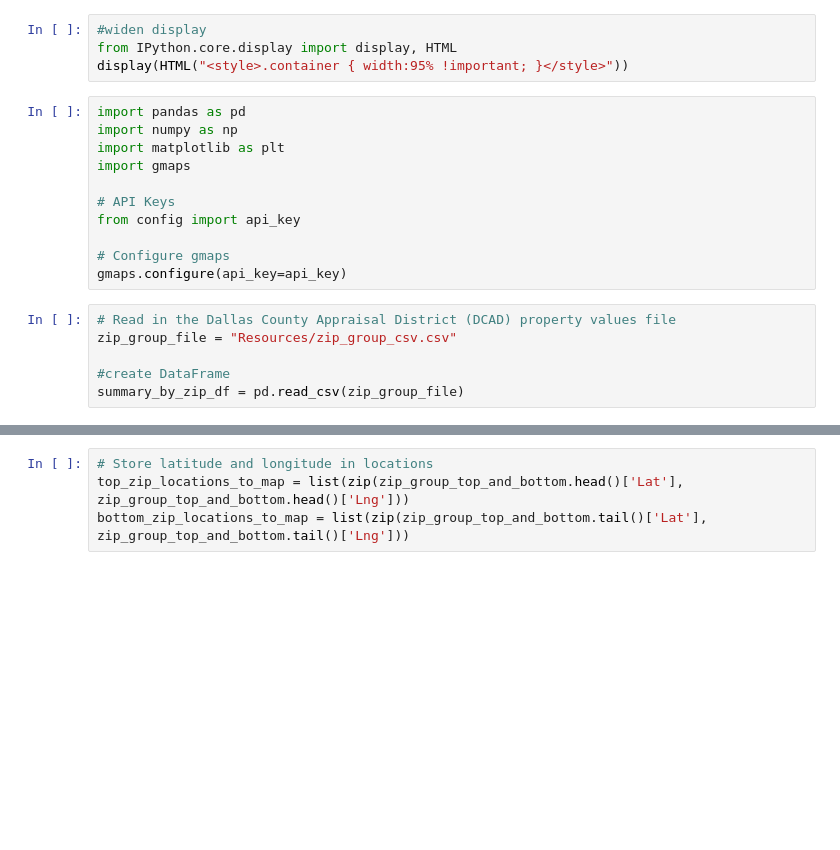
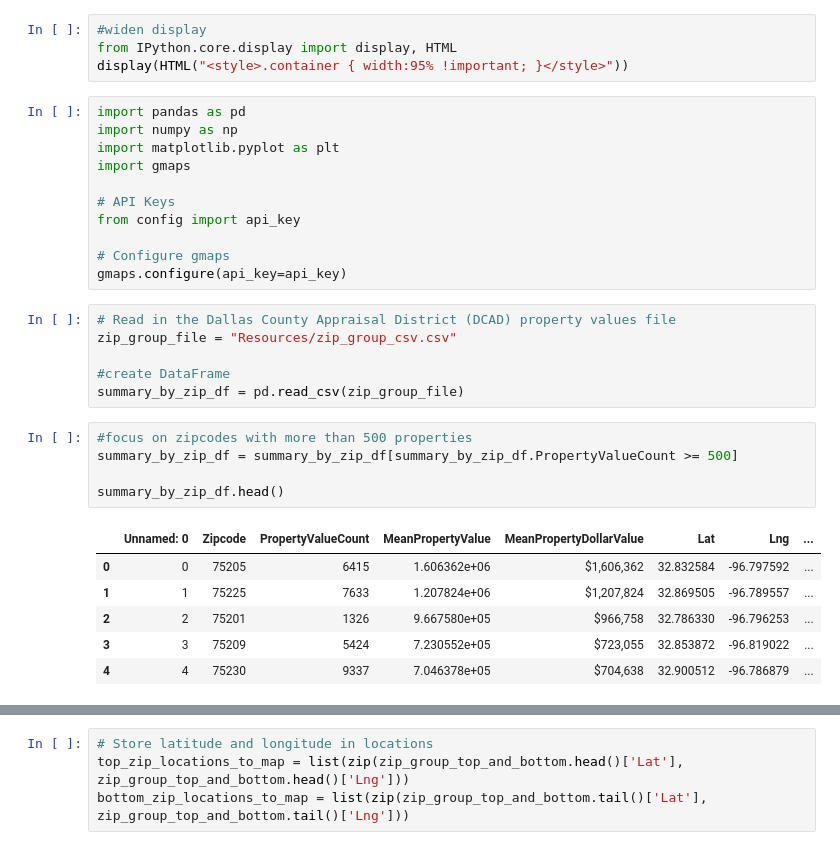
Before and after one commit to amy676767/Group_project, a Jupyter notebook: 2_visualize-property-values-and-businesses.ipynb, the cells around one changed output, grey strips where cells are left out. Cells and saved outputs as stored; diff of their text form; blank space fills up the shorter version.

```diff
--- a/2_visualize-property-values-and-businesses.ipynb
+++ b/2_visualize-property-values-and-businesses.ipynb
@@ -5,7 +5,7 @@ display(HTML("<style>.container { width:95% !important; }</style>"))
 # %%
 import pandas as pd
 import numpy as np
-import matplotlib as plt
+import matplotlib.pyplot as plt
 import gmaps
 
 # API Keys
@@ -19,5 +19,17 @@ zip_group_file = "Resources/zip_group_csv.csv"
 
 #create DataFrame
 summary_by_zip_df = pd.read_csv(zip_group_file)
+# %%
+#focus on zipcodes with more than 500 properties
+summary_by_zip_df = summary_by_zip_df[summary_by_zip_df.PropertyValueCount >= 500]
+
+summary_by_zip_df.head()
+# %% [output]
+|  | Unnamed: 0 | Zipcode | PropertyValueCount | MeanPropertyValue | MeanPropertyDollarValue | Lat | Lng | ... |
+| 0 | 0 | 75205 | 6415 | 1.606362e+06 | $1,606,362 | 32.832584 | -96.797592 | ... |
+| 1 | 1 | 75225 | 7633 | 1.207824e+06 | $1,207,824 | 32.869505 | -96.789557 | ... |
+| 2 | 2 | 75201 | 1326 | 9.667580e+05 | $966,758 | 32.786330 | -96.796253 | ... |
+| 3 | 3 | 75209 | 5424 | 7.230552e+05 | $723,055 | 32.853872 | -96.819022 | ... |
+| 4 | 4 | 75230 | 9337 | 7.046378e+05 | $704,638 | 32.900512 | -96.786879 | ... |
 # %%
 #Get 5 Zipcodes with highest values
```
Also changed, not shown: parts of 10 cells of this notebook, 1 other file.
